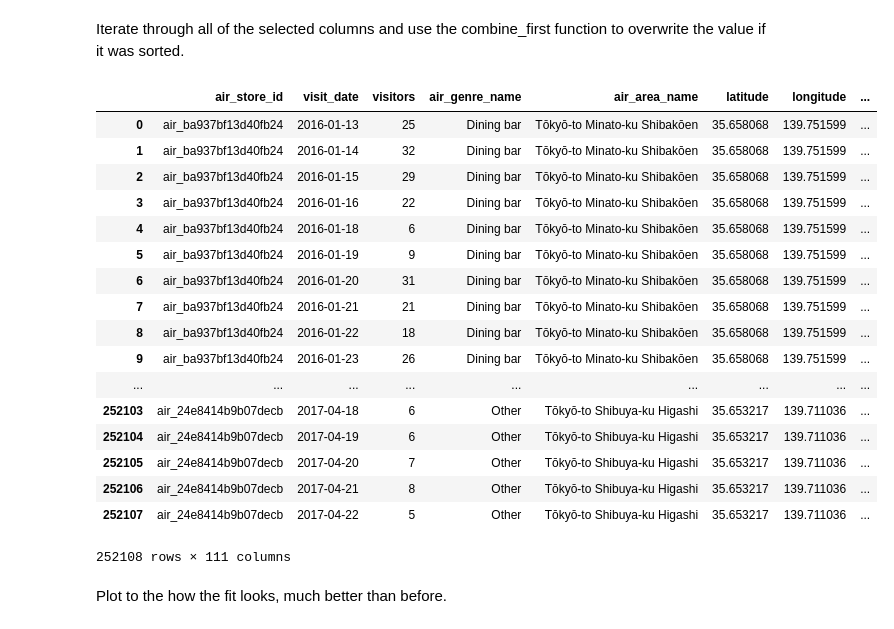
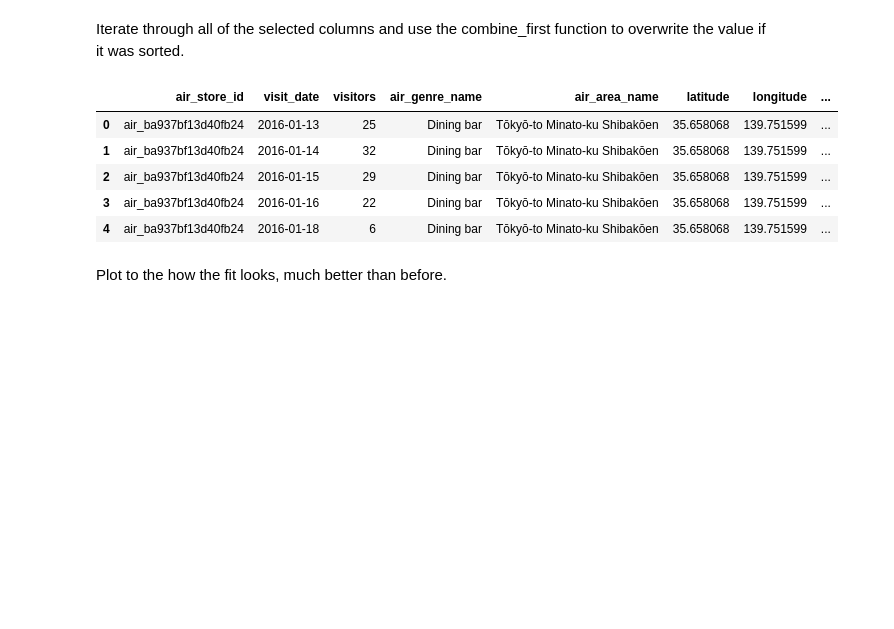
Before and after one commit to PeteCondon/RandomSort, a Jupyter notebook: Random Sort.ipynb, the cells around one changed output. Cells and saved outputs as stored; diff of their text form; code cells hidden in the pictures; blank space fills up the shorter version.

```diff
--- a/Random Sort.ipynb
+++ b/Random Sort.ipynb
@@ -402,31 +332,19 @@ Iterate through all of the selected columns and use the combine_first function t
 # %%
 data_sorted_merged = pd.merge(data_raw, data_sorted_pivoted, how='left', on=['air_store_id', 'visit_date'])
 for i in range(99):
     data_sorted_merged['selected'+str(i)] = data_sorted_merged['sort_selected'+str(i)].combine_first(data_sorted_merged['selected'+str(i)])
 
 cols = [c for c in data_sorted_merged.columns if c.lower()[:4] != 'sort']
 data_sorted_merged=data_sorted_merged[cols]
 
-data_sorted_merged
+data_sorted_merged.head()
 # %% [output]
 |  | air_store_id | visit_date | visitors | air_genre_name | air_area_name | latitude | longitude | ... |
 | 0 | air_ba937bf13d40fb24 | 2016-01-13 | 25 | Dining bar | Tōkyō-to Minato-ku Shibakōen | 35.658068 | 139.751599 | ... |
 | 1 | air_ba937bf13d40fb24 | 2016-01-14 | 32 | Dining bar | Tōkyō-to Minato-ku Shibakōen | 35.658068 | 139.751599 | ... |
 | 2 | air_ba937bf13d40fb24 | 2016-01-15 | 29 | Dining bar | Tōkyō-to Minato-ku Shibakōen | 35.658068 | 139.751599 | ... |
 | 3 | air_ba937bf13d40fb24 | 2016-01-16 | 22 | Dining bar | Tōkyō-to Minato-ku Shibakōen | 35.658068 | 139.751599 | ... |
 | 4 | air_ba937bf13d40fb24 | 2016-01-18 | 6 | Dining bar | Tōkyō-to Minato-ku Shibakōen | 35.658068 | 139.751599 | ... |
-| 5 | air_ba937bf13d40fb24 | 2016-01-19 | 9 | Dining bar | Tōkyō-to Minato-ku Shibakōen | 35.658068 | 139.751599 | ... |
-| 6 | air_ba937bf13d40fb24 | 2016-01-20 | 31 | Dining bar | Tōkyō-to Minato-ku Shibakōen | 35.658068 | 139.751599 | ... |
-| 7 | air_ba937bf13d40fb24 | 2016-01-21 | 21 | Dining bar | Tōkyō-to Minato-ku Shibakōen | 35.658068 | 139.751599 | ... |
-| 8 | air_ba937bf13d40fb24 | 2016-01-22 | 18 | Dining bar | Tōkyō-to Minato-ku Shibakōen | 35.658068 | 139.751599 | ... |
-| 9 | air_ba937bf13d40fb24 | 2016-01-23 | 26 | Dining bar | Tōkyō-to Minato-ku Shibakōen | 35.658068 | 139.751599 | ... |
-| ... | ... | ... | ... | ... | ... | ... | ... | ... |
-| 252103 | air_24e8414b9b07decb | 2017-04-18 | 6 | Other | Tōkyō-to Shibuya-ku Higashi | 35.653217 | 139.711036 | ... |
-| 252104 | air_24e8414b9b07decb | 2017-04-19 | 6 | Other | Tōkyō-to Shibuya-ku Higashi | 35.653217 | 139.711036 | ... |
-| 252105 | air_24e8414b9b07decb | 2017-04-20 | 7 | Other | Tōkyō-to Shibuya-ku Higashi | 35.653217 | 139.711036 | ... |
-| 252106 | air_24e8414b9b07decb | 2017-04-21 | 8 | Other | Tōkyō-to Shibuya-ku Higashi | 35.653217 | 139.711036 | ... |
-| 252107 | air_24e8414b9b07decb | 2017-04-22 | 5 | Other | Tōkyō-to Shibuya-ku Higashi | 35.653217 | 139.711036 | ... |
-252108 rows × 111 columns
 # %% [markdown]
 Plot to the how the fit looks, much better than before.
 # %%
```
Also changed, not shown: parts of 18 cells of this notebook, 1 other file.
